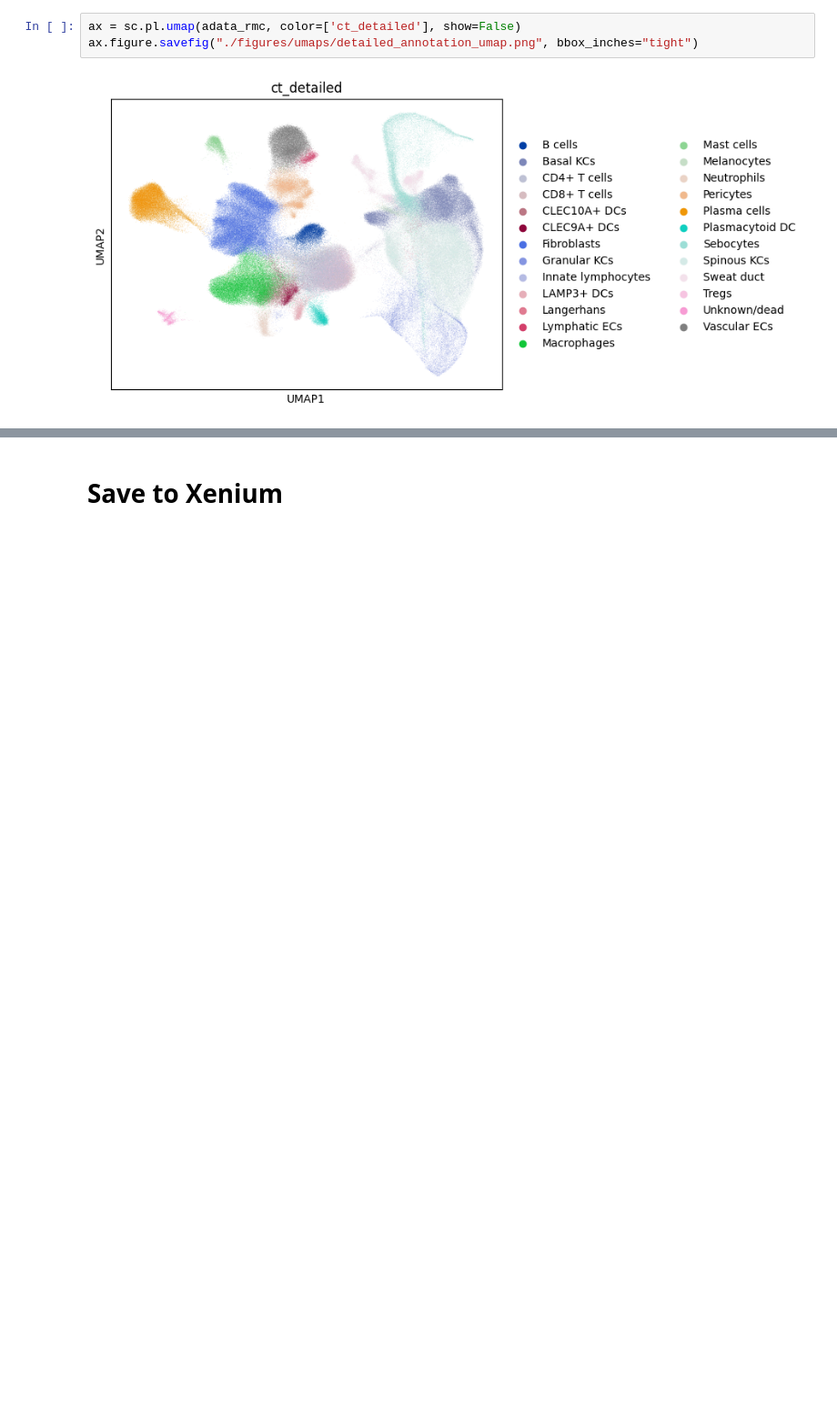
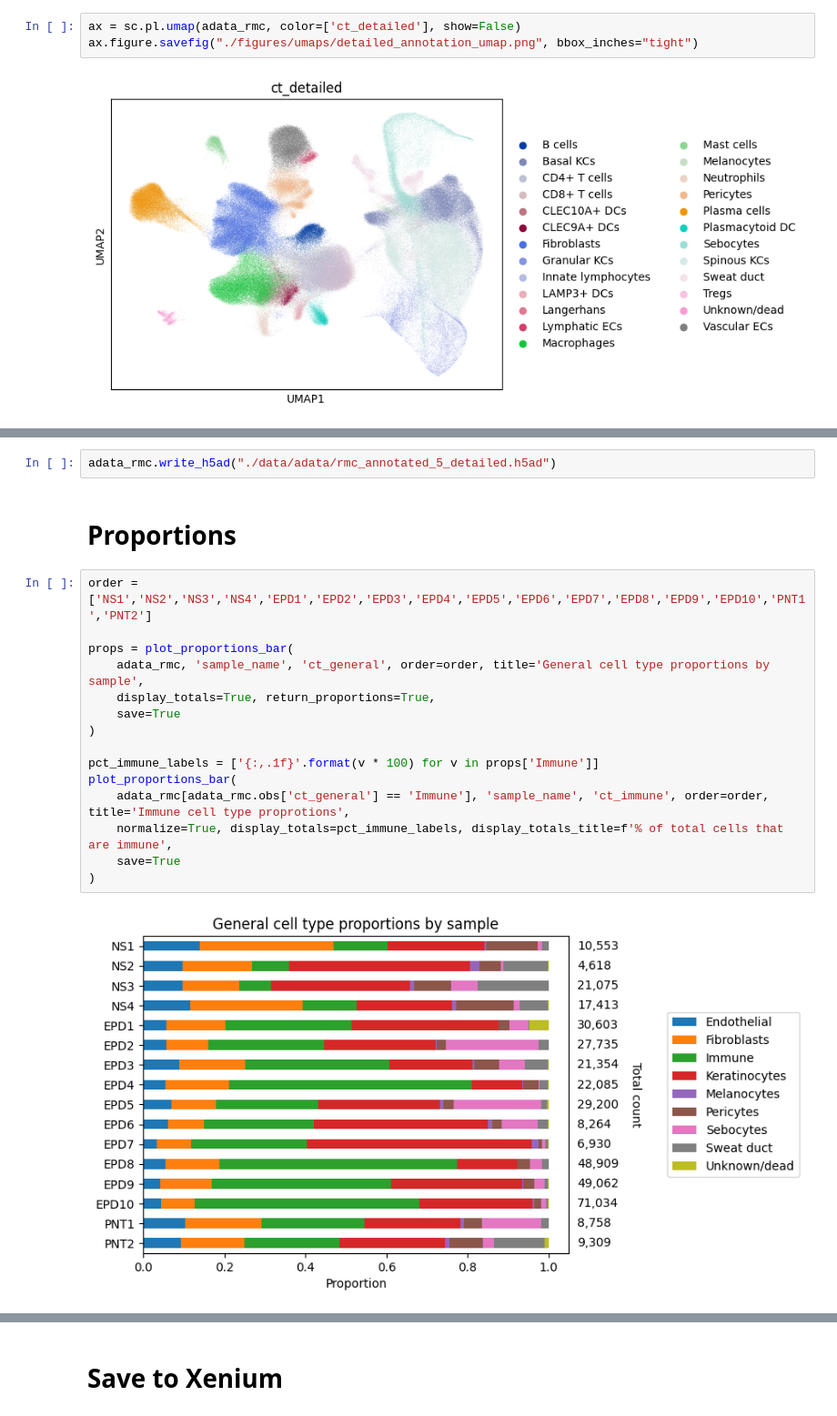
Before and after one commit to burkelawlor/hci-xenium, a Jupyter notebook: notebooks/02e_RMC_annotation_detailed.ipynb, the cells around one changed output, grey strips where cells are left out. Shown at 91% size. Saved outputs shown, nothing was run; the diff lists cells and outputs as text; blank space fills up the shorter version.

```diff
--- a/notebooks/02e_RMC_annotation_detailed.ipynb
+++ b/notebooks/02e_RMC_annotation_detailed.ipynb
@@ -88,3 +151,24 @@ ax['mainplot_ax'].figure.savefig("./figures/dotplots/detailed_annotation_dotplot
 # %% [output]
 WARNING: dendrogram data not found (using key=dendrogram_ct_detailed). Running `sc.tl.dendrogram` with default parameters. For fine tuning it is recommended to run `sc.tl.dendrogram` independently.
 [figure]
+# %%
+adata_rmc.write_h5ad("./data/adata/rmc_annotated_5_detailed.h5ad")
+# %% [markdown]
+# Proportions
+# %%
+order = ['NS1','NS2','NS3','NS4','EPD1','EPD2','EPD3','EPD4','EPD5','EPD6','EPD7','EPD8','EPD9','EPD10','PNT1','PNT2']
+
+props = plot_proportions_bar(
+    adata_rmc, 'sample_name', 'ct_general', order=order, title='General cell type proportions by sample',
+    display_totals=True, return_proportions=True,
+    save=True
+)
+
+pct_immune_labels = ['{:,.1f}'.format(v * 100) for v in props['Immune']]
+plot_proportions_bar(
+    adata_rmc[adata_rmc.obs['ct_general'] == 'Immune'], 'sample_name', 'ct_immune', order=order, title='Immune cell type proprotions',
+    normalize=True, display_totals=pct_immune_labels, display_totals_title=f'% of total cells that are immune',
+    save=True
+)
+# %% [output]
+[figure, added]
```
Also changed, not shown: parts of 10 cells of this notebook, 4 other files.
